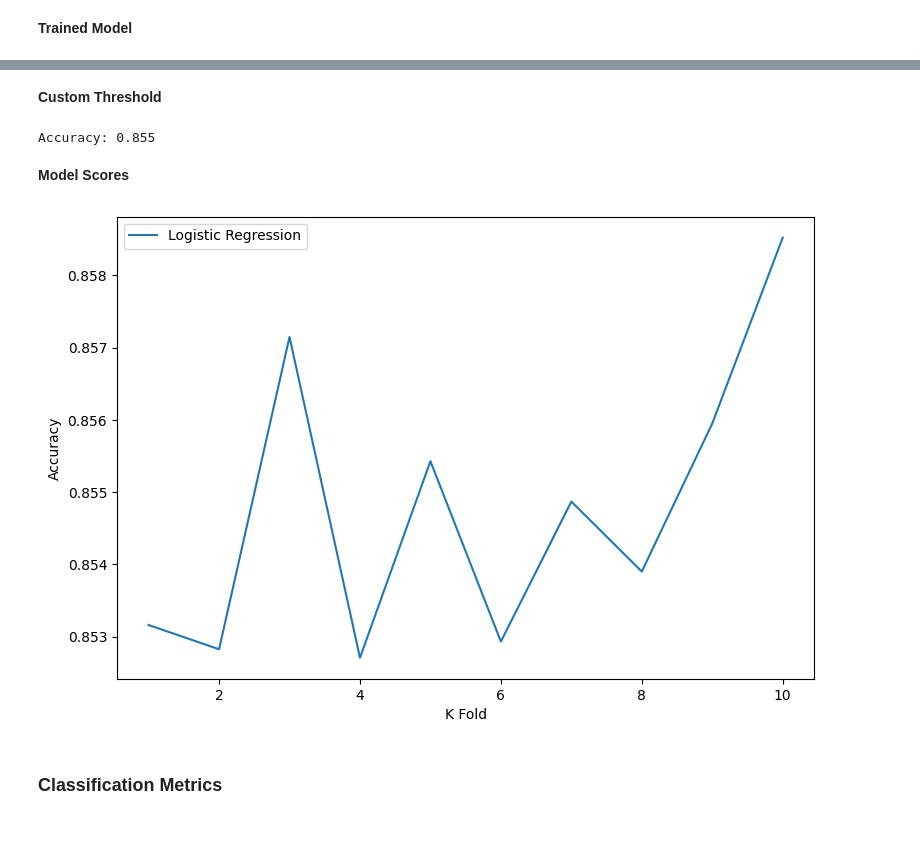
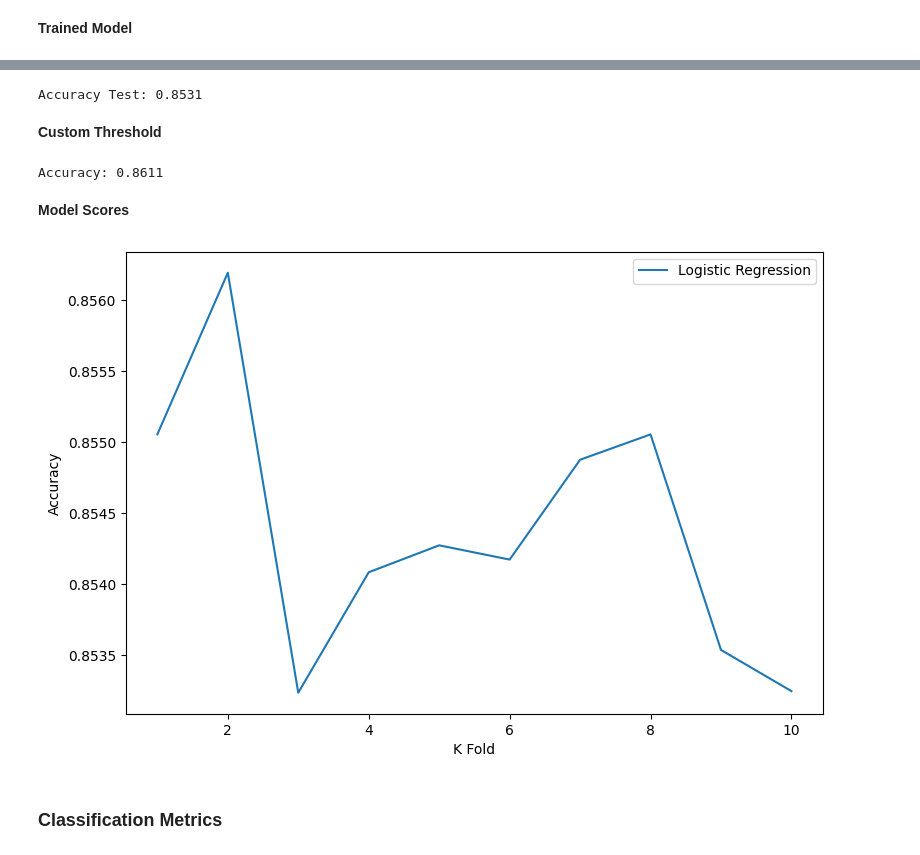
Before and after one commit to Ly-Ax/TFMasterIA, a Jupyter notebook: notebooks/logistic_regression.ipynb, the cells around one changed output, grey strips where cells are left out. Drawn from its saved outputs; the diff is of its cells as text; code cells hidden in the pictures.

```diff
--- a/notebooks/logistic_regression.ipynb
+++ b/notebooks/logistic_regression.ipynb
@@ -21,6 +23,13 @@ from sklearn.metrics import confusion_matrix, ConfusionMatrixDisplay
 # %% [markdown]
 ## Load Data
 # %%
+data_clean = "../data/clean/data_clean.csv"
+train_subsam = "../data/clean/train_subsam.csv"
+train_smote = "../data/clean/train_smote.csv"
+clean_train = "../data/clean/clean_train.csv"
+clean_val = "../data/clean/clean_val.csv"
+clean_test = "../data/clean/clean_test.csv"
+
 rnd_split = 44
 rnd_logreg = 44
 rnd_shap = 44
@@ -28,7 +37,7 @@ rnd_shap = 44
 num_cols = ["Term","NoEmp","SecuredSBA","GrDisburs","GrApprov","ApprovSBA"]
 target = ["Default"]
 # %%
-df = pd.read_csv("sba_clean.csv")
+df = pd.read_csv(data_clean, low_memory=False)
 df
 # %% [output]
 |  | State | BankState | DifState | Sector | AppYear | AppMonth | Term | NoEmp | Secured | NewExist | ... |
@@ -216,3 +283,10 @@ Accuracy: 0.8517
+# %%
+y_cv_ts = cross_val_predict(lr_model, X_test, y_test, cv=10)
+acc_cv_ts = accuracy_score(y_test, y_cv_ts)
+
+print("Accuracy Test:", round(acc_cv_ts, 4))
+# %% [output]
+Accuracy Test: 0.8531
 # %% [markdown]
 **Custom Threshold**
 # %%
@@ -223,24 +297,26 @@ y_pred_cv = (y_prob_cv[:, 1] >= threshold).astype(int)
 # %%
-acc_cv_th = accuracy_score(y, y_pred_cv)
+acc_cv_ct = accuracy_score(y_test, y_prob_cv)
 
-print("Accuracy:", round(acc_cv_th, 4))
+print("Accuracy:", round(acc_cv_ct, 4))
 # %% [output]
-Accuracy: 0.855
+Accuracy: 0.8611
 # %% [markdown]
 **Model Scores**
 # %%
 kf = KFold(n_splits=10, shuffle=True)
-scores = cross_val_score(lr_model, X_test, y_test, cv=kf, scoring="accuracy")
+scores = cross_val_score(lr_model, X, y, cv=kf, scoring="accuracy")
 
 plt.figure(figsize=(9, 6))
 plt.plot(range(1, 11), scores, label="Logistic Regression")
 
 plt.xlabel("K Fold")
 plt.ylabel("Accuracy")
+# plt.xlim([1, 10])
+# plt.ylim([0.0, 1.0])
 plt.legend()
 plt.show()
 # %% [output]
-[figure, old version]
+[figure, new version]
 # %% [markdown]
 ### Classification Metrics
 # %% [markdown]
```
Also changed, not shown: parts of 58 cells of this notebook, 11 other files.
